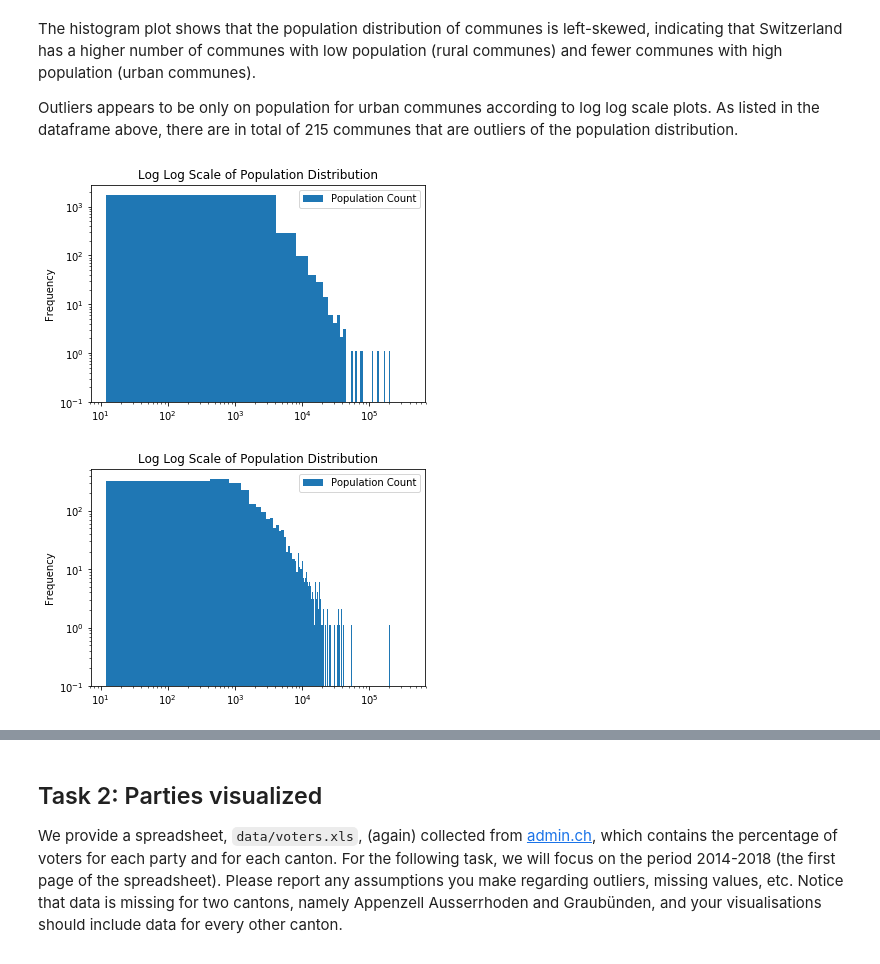
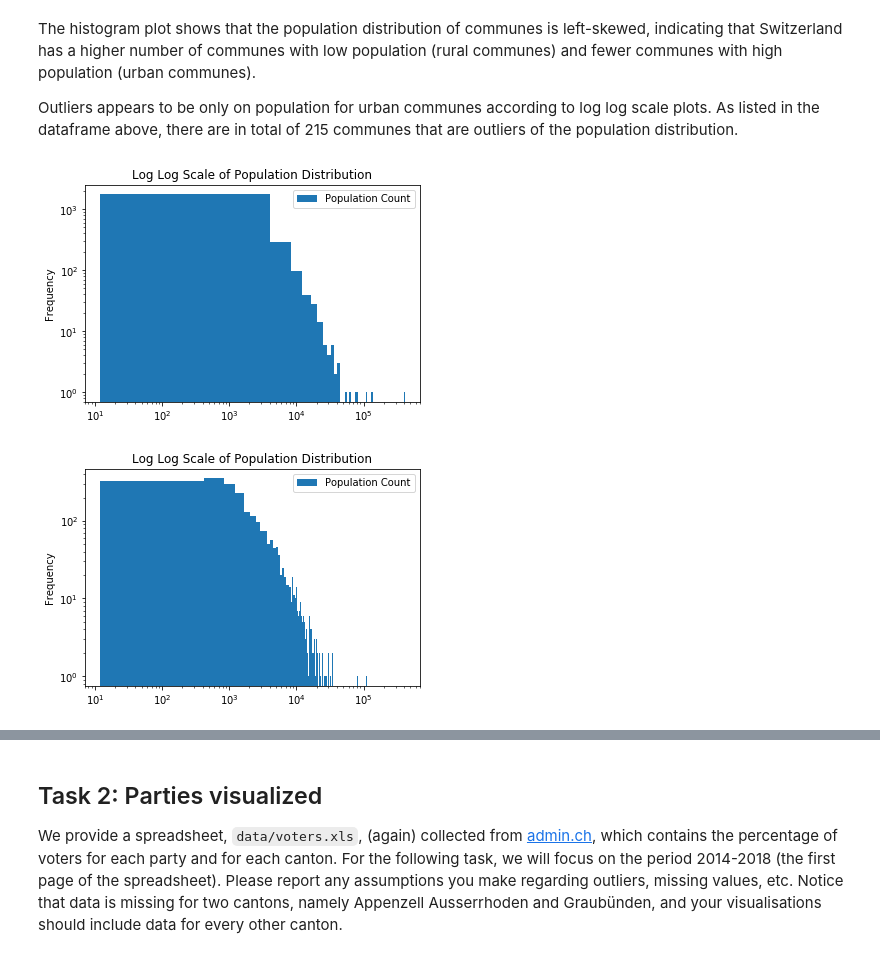
Before and after one commit to Sytta/ADA2018-Homework-CANada, a Jupyter notebook: 02 - Visualisation/HW2_main.ipynb, the cells around one changed output, grey strips where cells are left out. Drawn from its saved outputs; the diff is of its cells as text; code cells hidden in the pictures.

```diff
--- a/02 - Visualisation/HW2_main.ipynb
+++ b/02 - Visualisation/HW2_main.ipynb
@@ -122,12 +122,13 @@ The histogram plot shows that the population distribution of communes is left-sk
 
 Outliers appears to be only on population for urban communes according to log log scale plots. As listed in the dataframe above, there are in total of 215 communes that are outliers of the population distribution.
 # %%
-ax_log_bin100 = communes_with_count.plot.hist(bins = 100, bottom = 0.1, loglog = True,
+
+ax_log_bin100 = communes_with_count.plot.hist(bins = 100, loglog = True,
                                           title = "Log Log Scale of Population Distribution")
 # %% [output]
-[figure, old version]
+[figure, new version]
 # %%
-ax_log_bin1000 = communes_with_count.plot.hist(bins = 1000, bottom = 0.1, loglog = True,
+ax_log_bin1000 = communes_with_count.plot.hist(bins = 1000, loglog = True,
                                           title = "Log Log Scale of Population Distribution")
 # %% [output]
-[figure, old version]
+[figure, new version]
```
Also changed, not shown: parts of 2 cells of this notebook.
